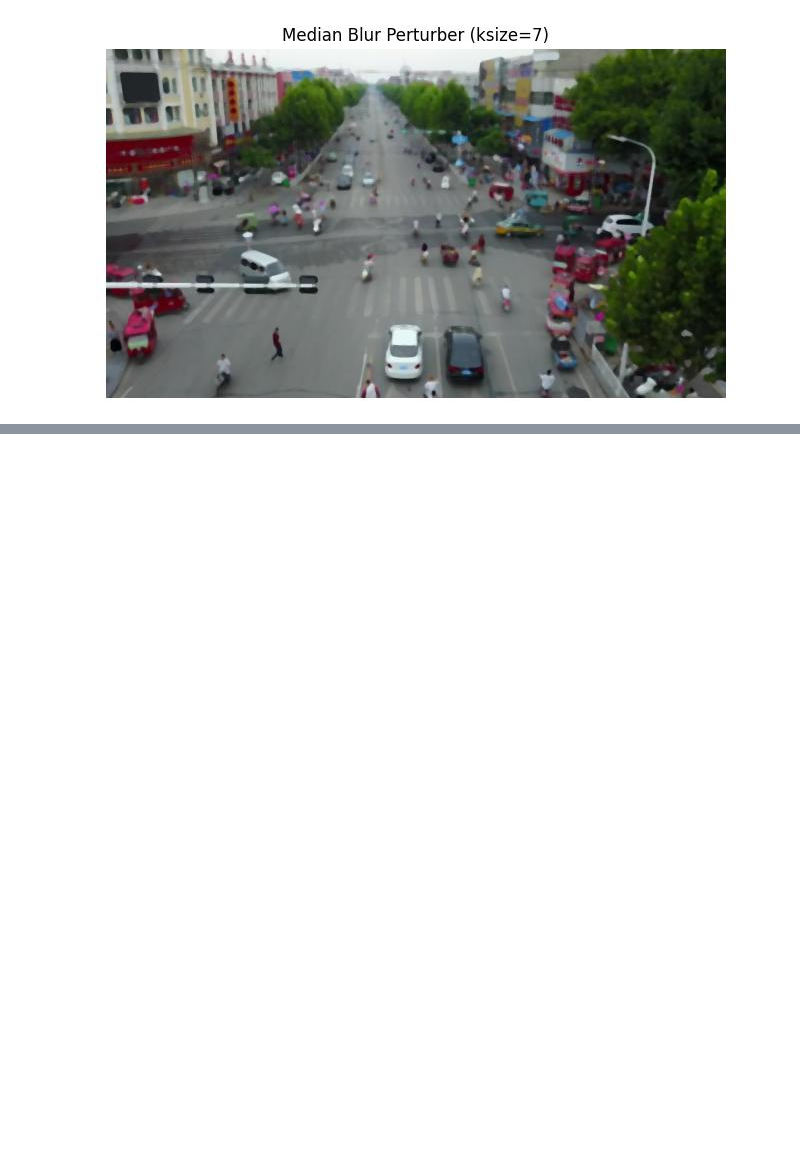
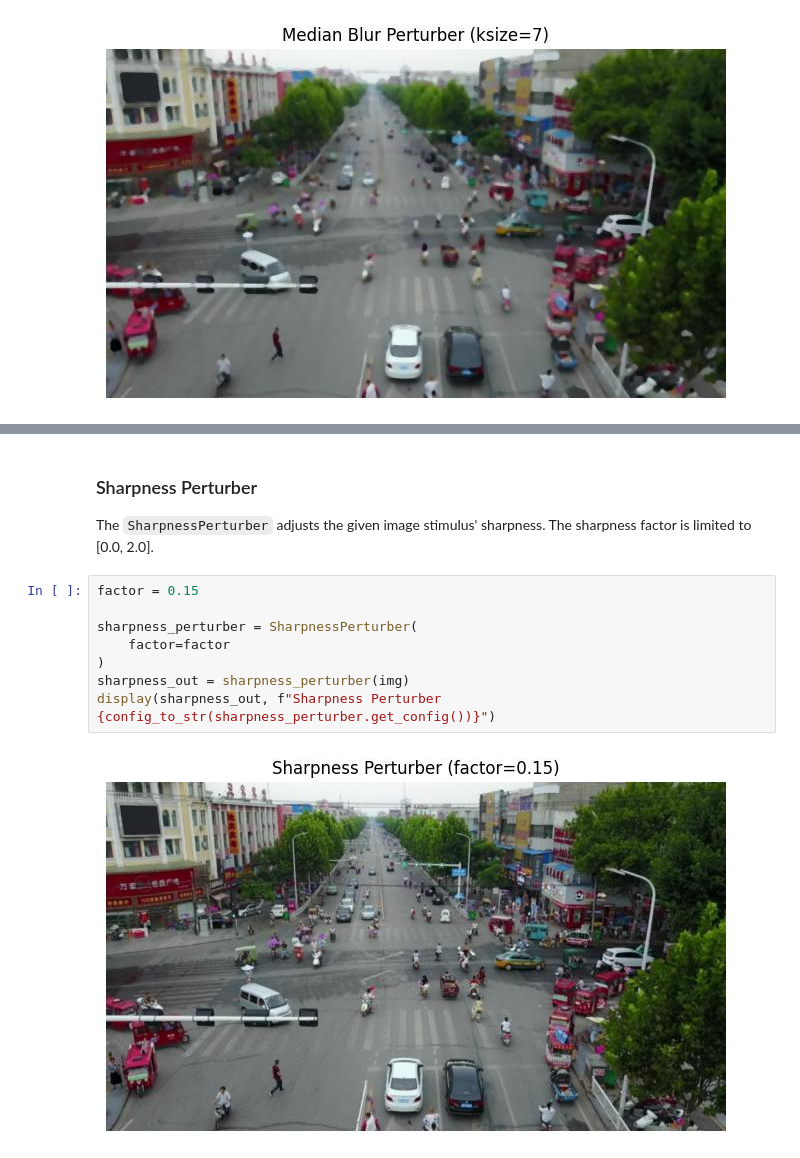
Before and after one commit to Kitware/nrtk, a Jupyter notebook: examples/perturbers.ipynb, the cells around one changed output, grey strips where cells are left out. Cells and saved outputs as stored; diff of their text form; blank space fills up the shorter version.

```diff
--- a/examples/perturbers.ipynb
+++ b/examples/perturbers.ipynb
@@ -250,0 +308,14 @@ display(median_blur_out, f"Median Blur Perturber {config_to_str(median_blur_pert
+# %% [markdown]
+### Sharpness Perturber <a name="sharpness-perturber"></a>
+
+The `SharpnessPerturber` adjusts the given image stimulus' sharpness. The sharpness factor is limited to [0.0, 2.0].
+# %%
+factor = 0.15
+
+sharpness_perturber = SharpnessPerturber(
+    factor=factor
+)
+sharpness_out = sharpness_perturber(img)
+display(sharpness_out, f"Sharpness Perturber {config_to_str(sharpness_perturber.get_config())}")
+# %% [output]
+[figure, added]
```
Also changed, not shown: parts of 9 cells of this notebook, 8 other files.
